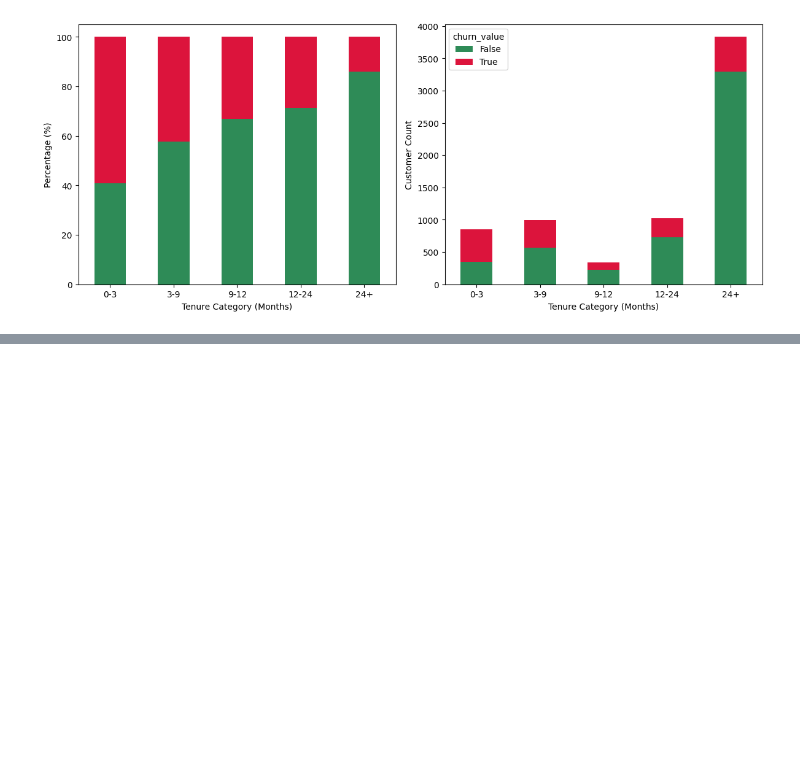
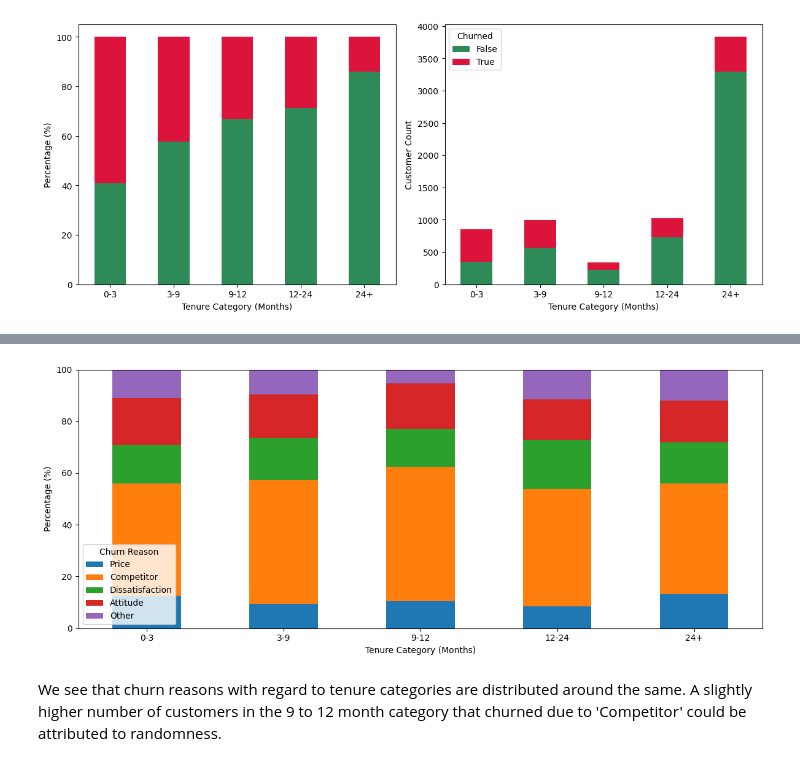
Before and after one commit to Mykolazaz/telco-churn-analysis, a Jupyter notebook: main.ipynb, the cells around one changed output, grey strips where cells are left out. Cells and saved outputs as stored; diff of their text form; code cells hidden in the pictures; blank space fills up the shorter version.

Commit message:
Added churn reason in tenure categories analysis

```diff
--- a/main.ipynb
+++ b/main.ipynb
@@ -355,0 +394,27 @@ As it turns out, we are loosing the clients that have been with the company the
+# %%
+tenure_churn_reason = pd.DataFrame(tenure_churn_reason)
+
+churn_reason_order = ['Price', 'Competitor', 'Dissatisfaction', 'Attitude', 'Other']
+
+tenure_churn_reason['tenure_category'] = pd.Categorical(tenure_churn_reason['tenure_category'], categories=tenure_order, ordered=True)
+tenure_churn_reason['churn_category'] = pd.Categorical(tenure_churn_reason['churn_category'], categories=churn_reason_order, ordered=True)
+
+fig, ax = plt.subplots(figsize=(12, 5))
+
+pivot_pct = tenure_churn_reason.pivot_table(index='tenure_category', columns='churn_category', values='count', aggfunc='sum', fill_value=0, observed=False)
+pivot_pct = pivot_pct.reindex(index=tenure_order, columns=churn_reason_order)
+pivot_pct_norm = pivot_pct.div(pivot_pct.sum(axis=1), axis=0) * 100
+
+pivot_pct_norm.plot(kind='bar', stacked=True, ax=ax)
+ax.set_xlabel('Tenure Category (Months)')
+ax.set_ylabel('Percentage (%)')
+ax.tick_params(axis='x', rotation=0)
+ax.set_ylim(0, 100)
+ax.legend(title='Churn Reason')
+
+plt.tight_layout()
+plt.show()
+# %% [output]
+[figure, added]
+# %% [markdown]
+We see that churn reasons with regard to tenure categories are distributed around the same. A slightly higher number of customers in the 9 to 12 month category that churned due to 'Competitor' could be attributed to randomness.
```
Also changed, not shown: parts of 5 cells of this notebook.
